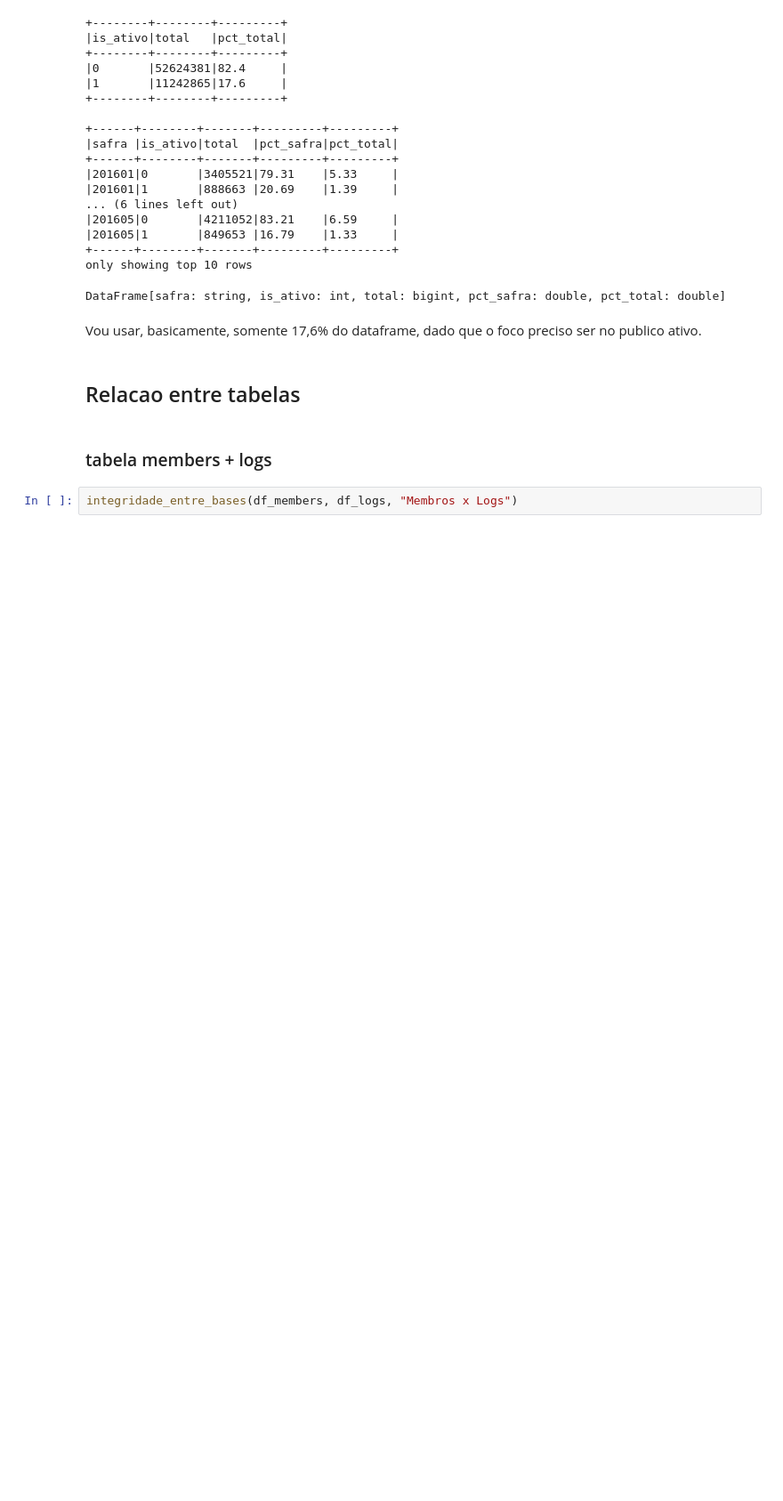
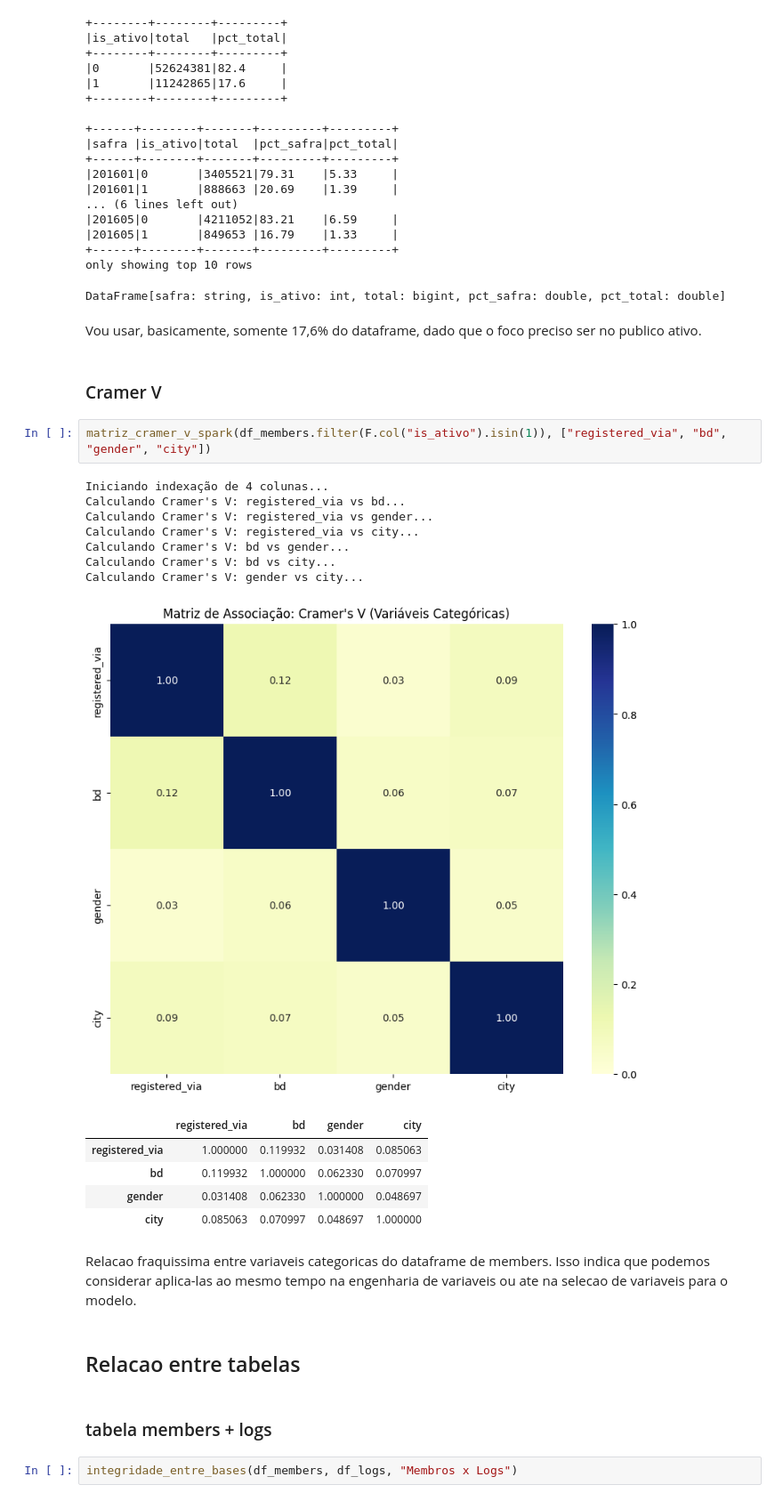
Before and after one commit to GuMauriz/datamaster, a Jupyter notebook: project.ipynb, the cells around one changed output. Shown at 89% size. Saved outputs shown, nothing was run; the diff lists cells and outputs as text; blank space fills up the shorter version.

```diff
--- a/project.ipynb
+++ b/project.ipynb
@@ -2618,6 +2725,26 @@ only showing top 10 rows
 DataFrame[safra: string, is_ativo: int, total: bigint, pct_safra: double, pct_total: double]
 # %% [markdown]
 Vou usar, basicamente, somente 17,6% do dataframe, dado que o foco preciso ser no publico ativo.
+# %% [markdown]
+### Cramer V
+# %%
+matriz_cramer_v_spark(df_members.filter(F.col("is_ativo").isin(1)), ["registered_via", "bd", "gender", "city"])
+# %% [output]
+Iniciando indexação de 4 colunas...
+Calculando Cramer's V: registered_via vs bd...
+Calculando Cramer's V: registered_via vs gender...
+Calculando Cramer's V: registered_via vs city...
+Calculando Cramer's V: bd vs gender...
+Calculando Cramer's V: bd vs city...
+Calculando Cramer's V: gender vs city...
+[figure, added]
+|  | registered_via | bd | gender | city |
+| registered_via | 1.000000 | 0.119932 | 0.031408 | 0.085063 |
+| bd | 0.119932 | 1.000000 | 0.062330 | 0.070997 |
+| gender | 0.031408 | 0.062330 | 1.000000 | 0.048697 |
+| city | 0.085063 | 0.070997 | 0.048697 | 1.000000 |
+# %% [markdown]
+Relacao fraquissima entre variaveis categoricas do dataframe de members. Isso indica que podemos considerar aplica-las ao mesmo tempo na engenharia de variaveis ou ate na selecao de variaveis para o modelo.
 # %% [markdown]
 ## Relacao entre tabelas
 # %% [markdown]
```
Also changed, not shown: parts of 16 cells of this notebook.
